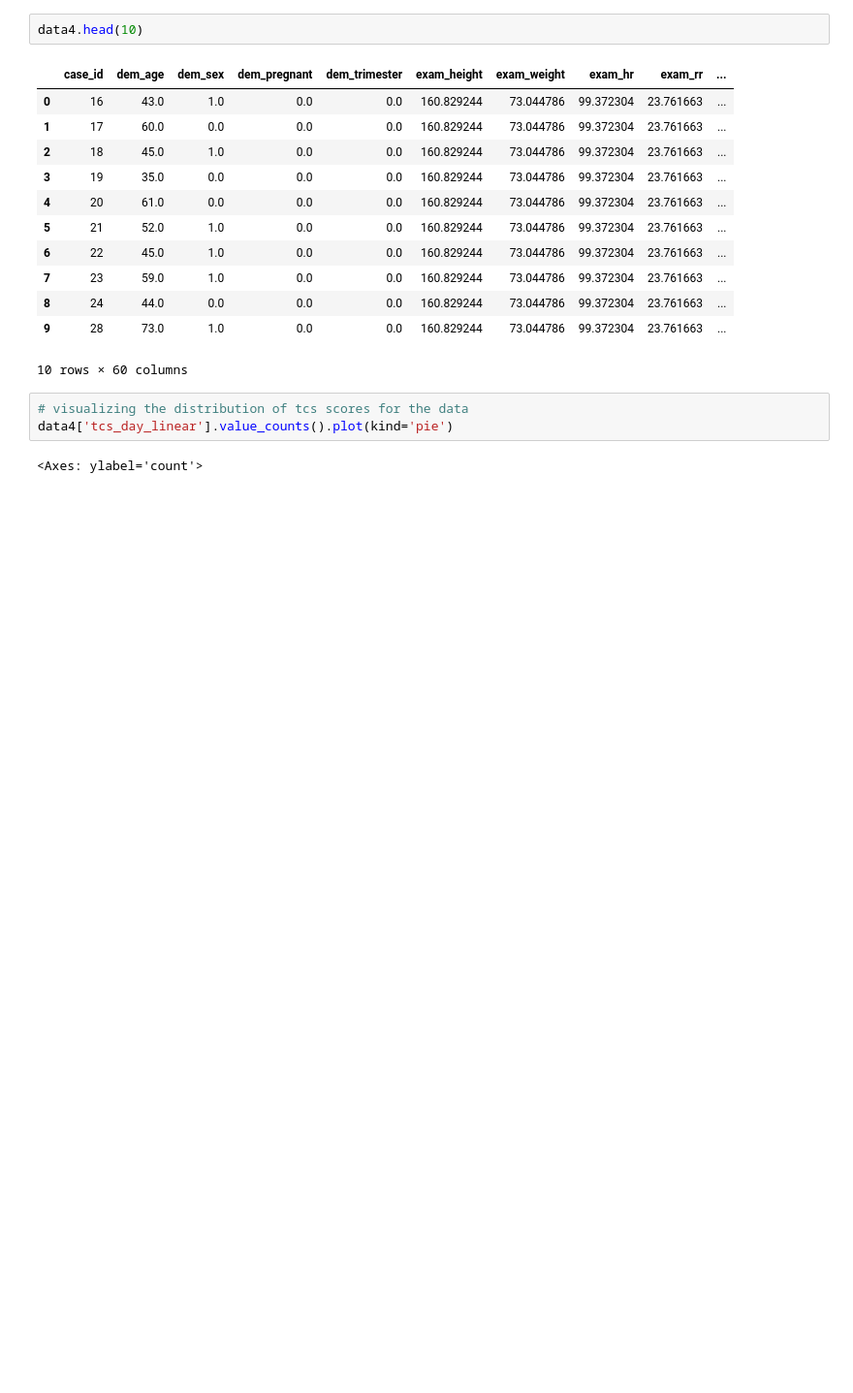
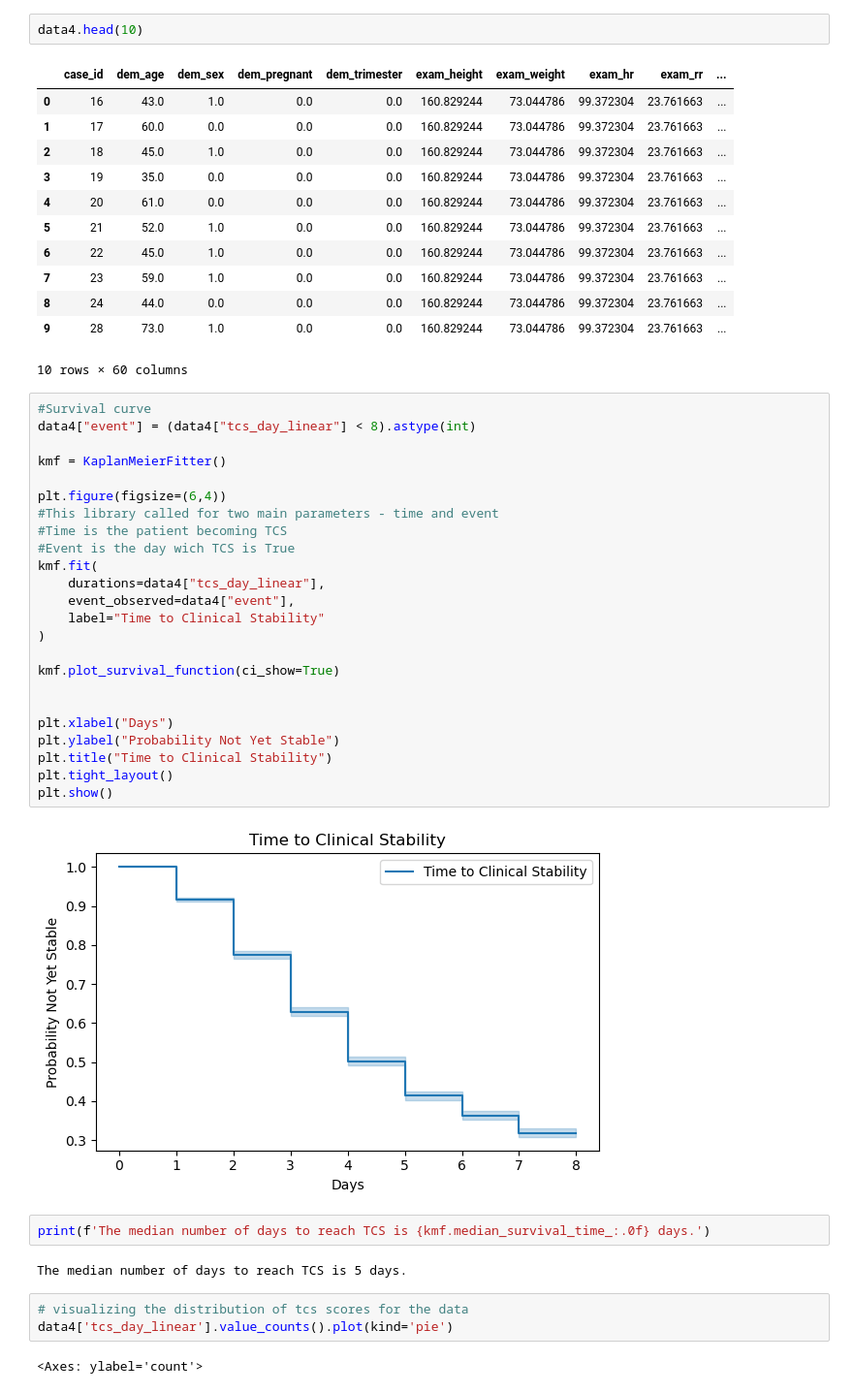
Before and after one commit to Nikola671/DS-450-01_Spring26_Team_Pineapple, a Jupyter notebook: Team Mini Project 2 - CAPO/CapoEDA.ipynb, the cells around one changed output. Shown at 97% size. Saved outputs shown, nothing was run; the diff lists cells and outputs as text; blank space fills up the shorter version.

```diff
--- a/Team Mini Project 2 - CAPO/CapoEDA.ipynb
+++ b/Team Mini Project 2 - CAPO/CapoEDA.ipynb
@@ -433,6 +436,36 @@ data4.head(10)
 | 8 | 24 | 44.0 | 0.0 | 0.0 | 0.0 | 160.829244 | 73.044786 | 99.372304 | 23.761663 | ... |
 | 9 | 28 | 73.0 | 1.0 | 0.0 | 0.0 | 160.829244 | 73.044786 | 99.372304 | 23.761663 | ... |
 10 rows × 60 columns
+# %%
+#Survival curve
+data4["event"] = (data4["tcs_day_linear"] < 8).astype(int)
+
+kmf = KaplanMeierFitter()
+
+plt.figure(figsize=(6,4))
+#This library called for two main parameters - time and event
+#Time is the patient becoming TCS
+#Event is the day wich TCS is True
+kmf.fit(
+    durations=data4["tcs_day_linear"],
+    event_observed=data4["event"],
+    label="Time to Clinical Stability"
+)
+
+kmf.plot_survival_function(ci_show=True)
+
+
+plt.xlabel("Days")
+plt.ylabel("Probability Not Yet Stable")
+plt.title("Time to Clinical Stability")
+plt.tight_layout()
+plt.show()
+# %% [output]
+[figure, added]
+# %%
+print(f'The median number of days to reach TCS is {kmf.median_survival_time_:.0f} days.')
+# %% [output]
+The median number of days to reach TCS is 5 days.
 # %%
 # visualizing the distribution of tcs scores for the data
 data4['tcs_day_linear'].value_counts().plot(kind='pie')
```
Also changed, not shown: parts of 4 cells of this notebook.
